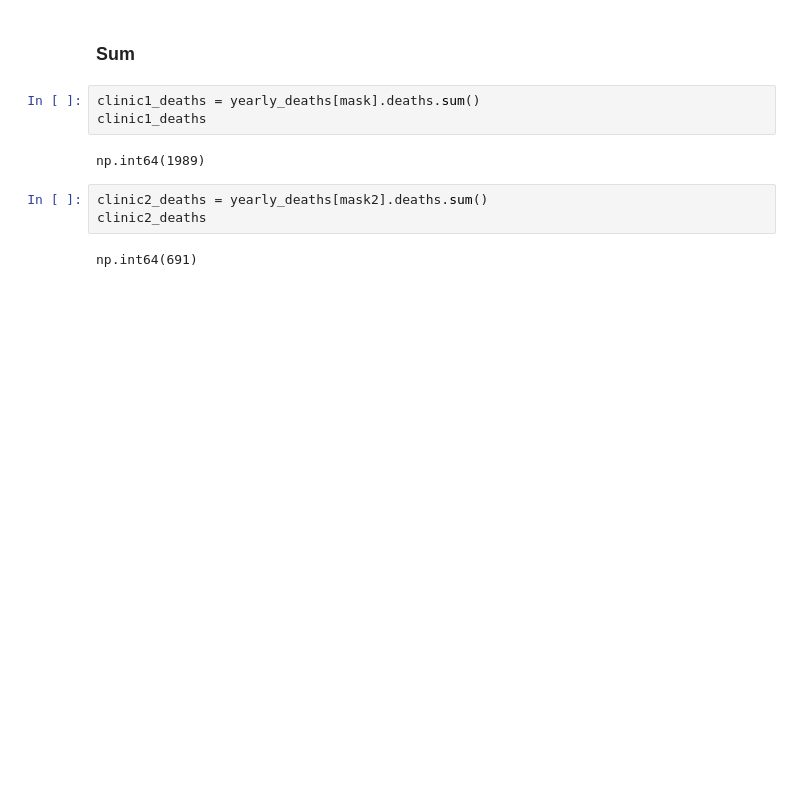
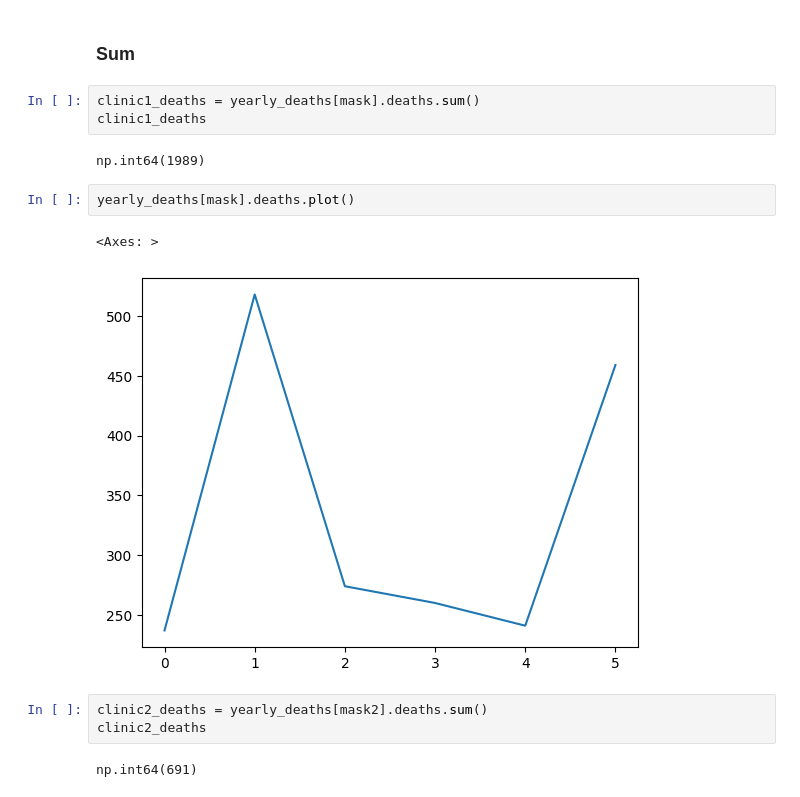
Before and after one commit to tomasfigueroaruesjas/the-effects-of-handwashing, a Jupyter notebook: Untitled.ipynb, the cells around one changed output. Saved outputs shown, nothing was run; the diff lists cells and outputs as text; blank space fills up the shorter version.

```diff
--- a/Untitled.ipynb
+++ b/Untitled.ipynb
@@ -88,6 +79,11 @@ clinic1_deaths = yearly_deaths[mask].deaths.sum()
 clinic1_deaths
 # %% [output]
 np.int64(1989)
+# %%
+yearly_deaths[mask].deaths.plot()
+# %% [output]
+<Axes: >
+[figure, added]
 # %%
 clinic2_deaths = yearly_deaths[mask2].deaths.sum()
 clinic2_deaths
```
Also changed, not shown: parts of 13 cells of this notebook.
